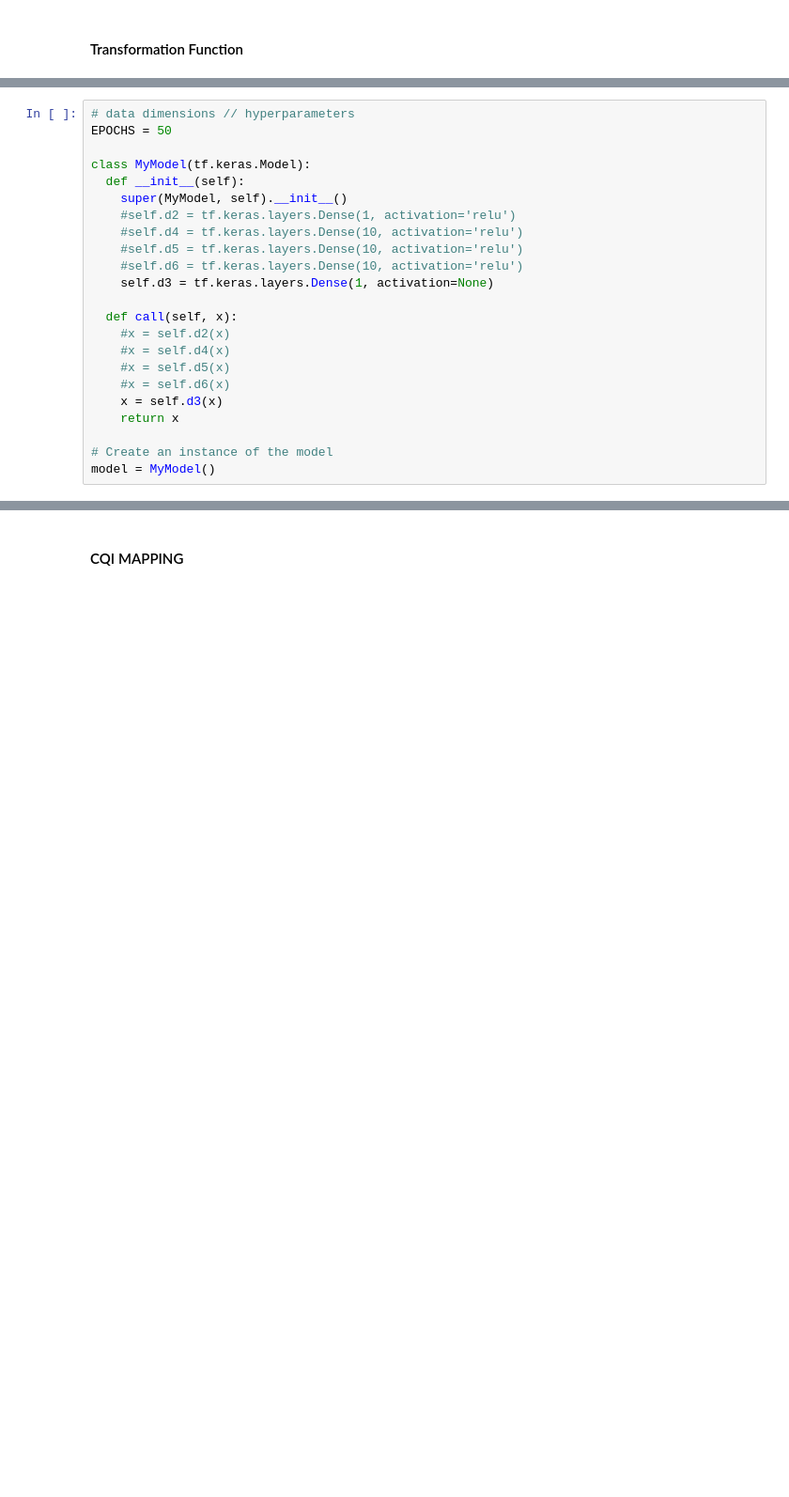
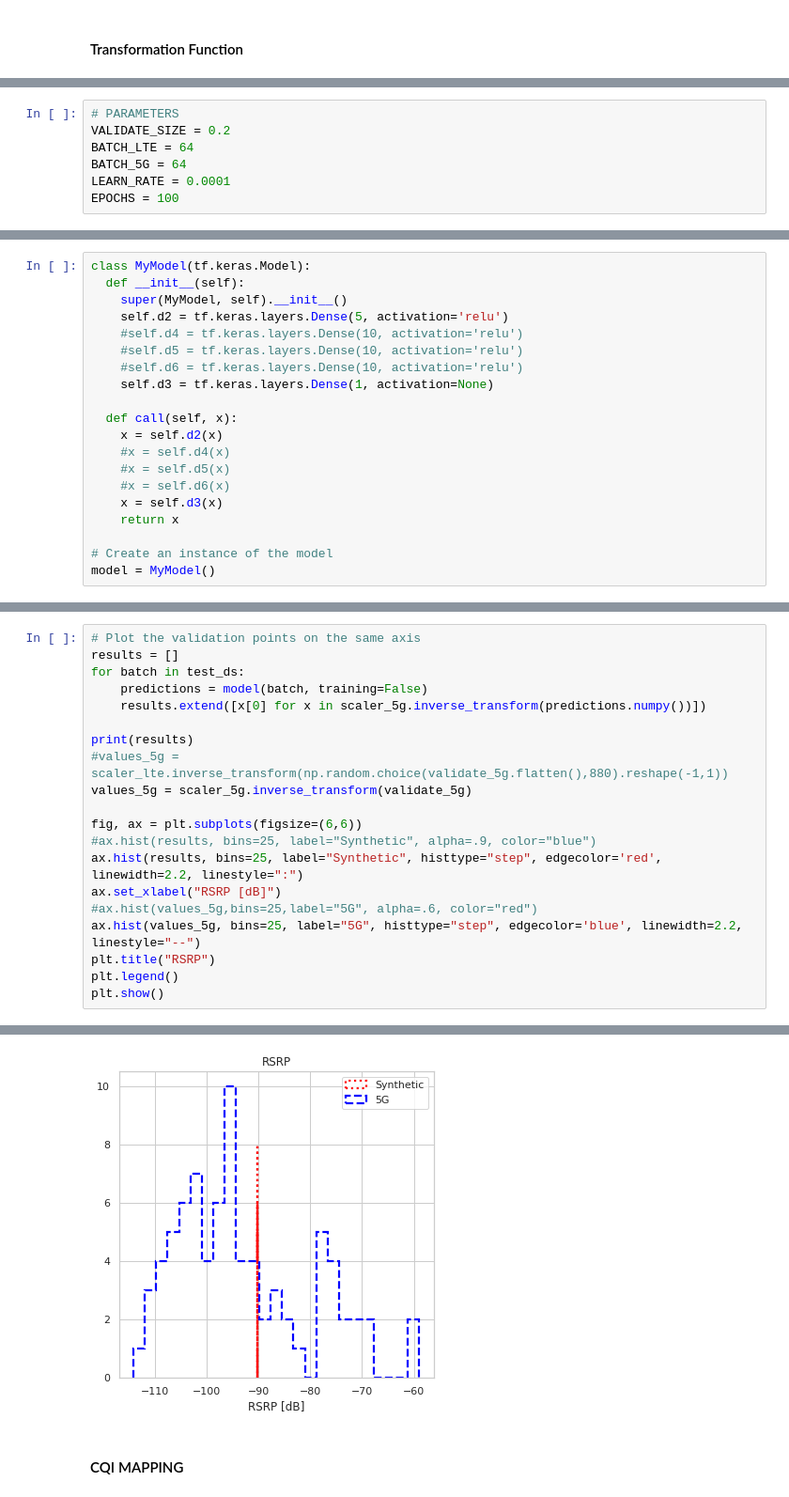
Before and after one commit to PINetDalhousie/Simba, a Jupyter notebook: Model and Synth Data Creation/5G anomaly detection.ipynb, the cells around one changed output, grey strips where cells are left out. Shown at 94% size. Drawn from its saved outputs; the diff is of its cells as text; blank space fills up the shorter version.

```diff
--- a/Model and Synth Data Creation/5G anomaly detection.ipynb
+++ b/Model and Synth Data Creation/5G anomaly detection.ipynb
@@ -662,3 +642,10 @@ def batch_split(distrib, batch_size):
+# %%
+# PARAMETERS
+VALIDATE_SIZE = 0.2
+BATCH_LTE = 64
+BATCH_5G = 64
+LEARN_RATE = 0.0001
+EPOCHS = 100
 # %%
 split_point = int(len(normal_lte)*VALIDATE_SIZE)
 np.random.shuffle(normal_lte)
@@ -710,18 +682,15 @@ To enable them in other operations, rebuild TensorFlow with the appropriate comp
 # %%
-# data dimensions // hyperparameters
-EPOCHS = 50
-
 class MyModel(tf.keras.Model):
   def __init__(self):
     super(MyModel, self).__init__()
-    #self.d2 = tf.keras.layers.Dense(1, activation='relu')
+    self.d2 = tf.keras.layers.Dense(5, activation='relu')
     #self.d4 = tf.keras.layers.Dense(10, activation='relu')
     #self.d5 = tf.keras.layers.Dense(10, activation='relu')
     #self.d6 = tf.keras.layers.Dense(10, activation='relu')
     self.d3 = tf.keras.layers.Dense(1, activation=None)
 
   def call(self, x):
-    #x = self.d2(x)
+    x = self.d2(x)
     #x = self.d4(x)
     #x = self.d5(x)
     #x = self.d6(x)
@@ -960,0 +802,21 @@ plt.show()
+# %%
+# Plot the validation points on the same axis
+results = []
+for batch in test_ds:
+    predictions = model(batch, training=False)
+    results.extend([x[0] for x in scaler_5g.inverse_transform(predictions.numpy())])
+
+print(results)
+#values_5g = scaler_lte.inverse_transform(np.random.choice(validate_5g.flatten(),880).reshape(-1,1))
+values_5g = scaler_5g.inverse_transform(validate_5g)
+
+fig, ax = plt.subplots(figsize=(6,6))
+#ax.hist(results, bins=25, label="Synthetic", alpha=.9, color="blue")
+ax.hist(results, bins=25, label="Synthetic", histtype="step", edgecolor='red', linewidth=2.2, linestyle=":")
+ax.set_xlabel("RSRP [dB]")
+#ax.hist(values_5g,bins=25,label="5G", alpha=.6, color="red")
+ax.hist(values_5g, bins=25, label="5G", histtype="step", edgecolor='blue', linewidth=2.2, linestyle="--")
+plt.title("RSRP")
+plt.legend()
+plt.show()
+# %% [output]
@@ -961,3 +824,4 @@ plt.show()
+[figure, added]
 # %% [markdown]
 #### CQI MAPPING
 # %%
```
Also changed, not shown: parts of 15 cells of this notebook, 4 other files.
